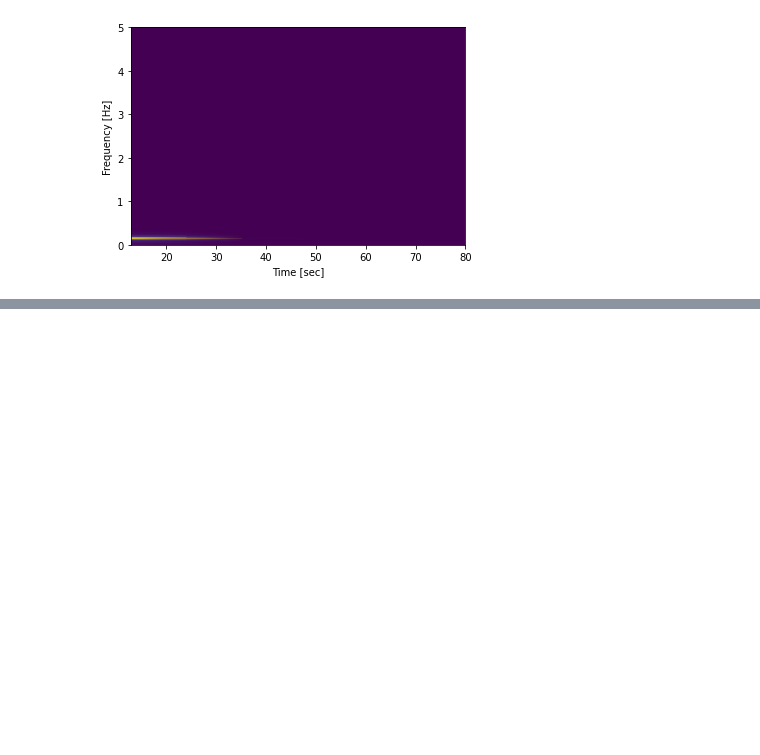
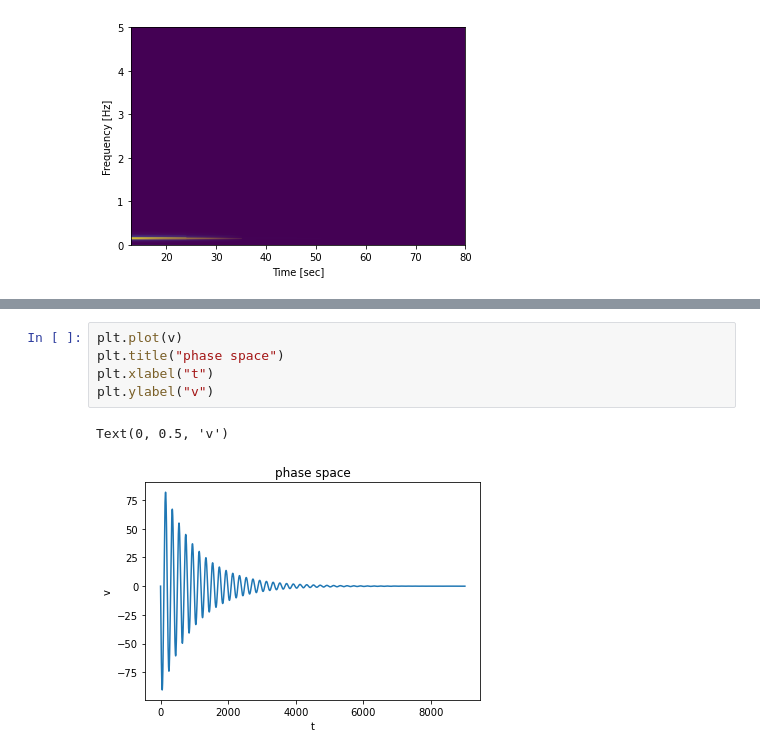
Before and after one commit to MichaelSkripalsh/Fluctuation-Dissipation-Theorem-NoteBooks, a Jupyter notebook: ForcedHarmonicOscillator.ipynb, the cells around one changed output, grey strips where cells are left out. Drawn from its saved outputs; the diff is of its cells as text; blank space fills up the shorter version.

```diff
--- a/ForcedHarmonicOscillator.ipynb
+++ b/ForcedHarmonicOscillator.ipynb
@@ -107,0 +215,8 @@ plt.show()
+# %%
+plt.plot(v)
+plt.title("phase space")
+plt.xlabel("t")
+plt.ylabel("v")
+# %% [output]
+Text(0, 0.5, 'v')
+[figure, added]
```
Also changed, not shown: parts of 26 cells of this notebook.
